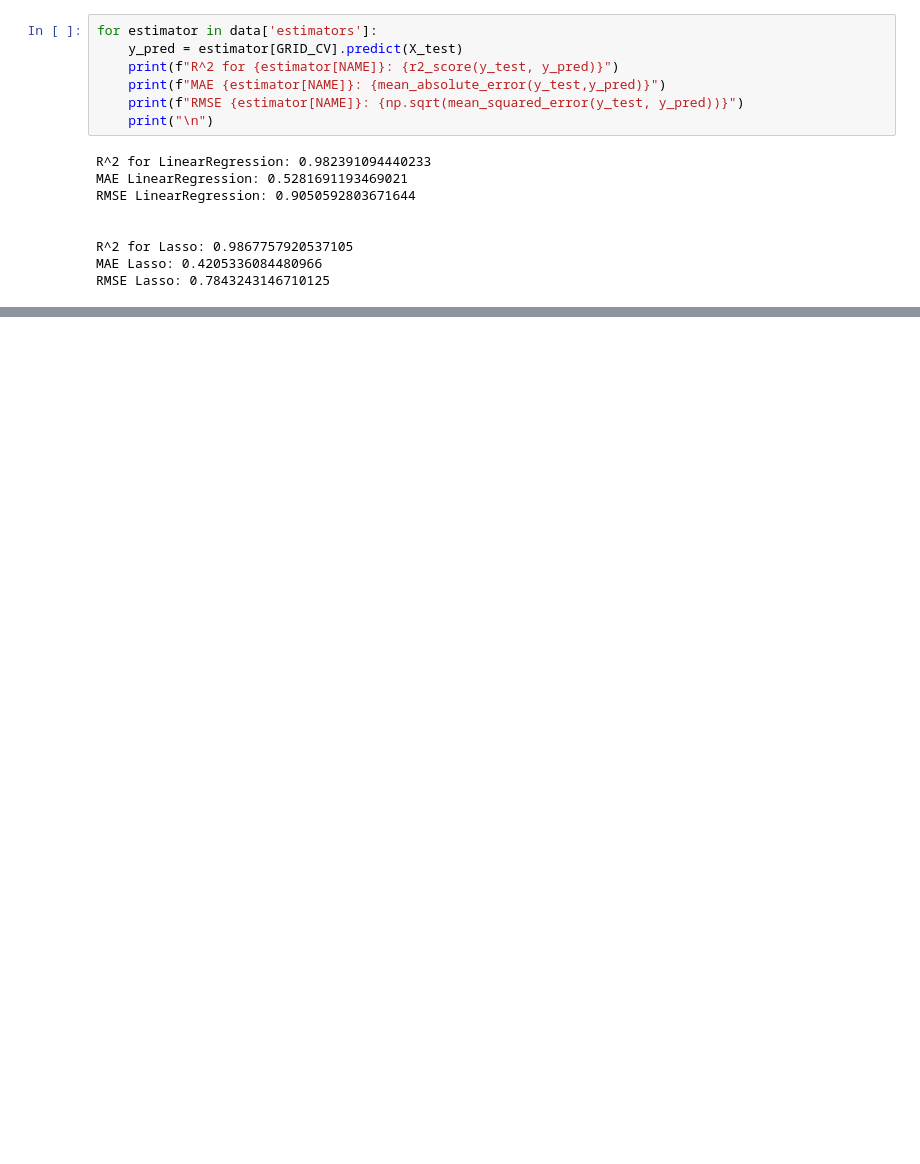
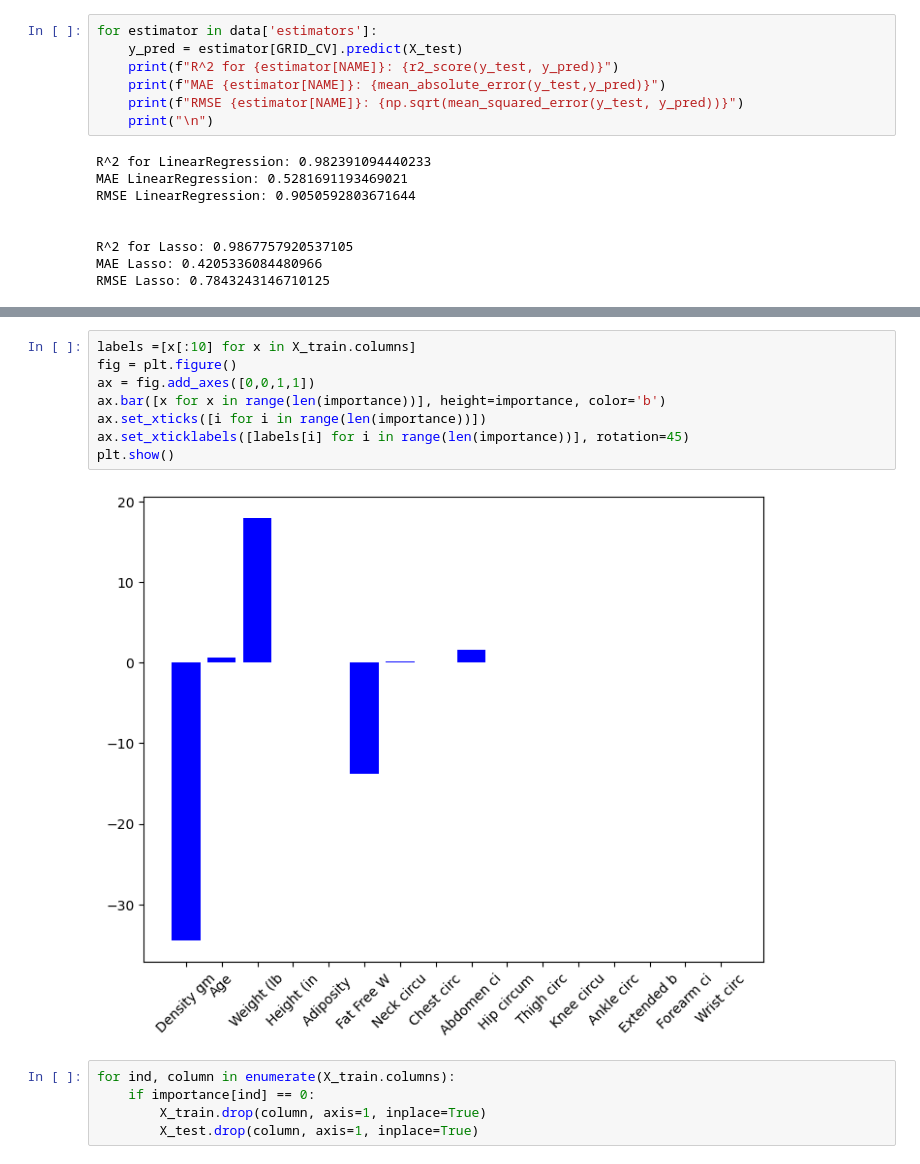
Before and after one commit to sergio-aci/Practice, a Jupyter notebook: Lasso Regression and Hyperparameter tuning using sklearn.ipynb, the cells around one changed output, grey strips where cells are left out. Saved outputs shown, nothing was run; the diff lists cells and outputs as text; blank space fills up the shorter version.

```diff
--- a/Lasso Regression and Hyperparameter tuning using sklearn.ipynb
+++ b/Lasso Regression and Hyperparameter tuning using sklearn.ipynb
@@ -431,0 +389,15 @@ SyntaxError: 'return' outside function (1828889743.py, line 14)
+# %%
+labels =[x[:10] for x in X_train.columns]
+fig = plt.figure()
+ax = fig.add_axes([0,0,1,1])
+ax.bar([x for x in range(len(importance))], height=importance, color='b')
+ax.set_xticks([i for i in range(len(importance))])
+ax.set_xticklabels([labels[i] for i in range(len(importance))], rotation=45)
+plt.show()
+# %% [output]
+[figure, added]
+# %%
+for ind, column in enumerate(X_train.columns):
+    if importance[ind] == 0:
+        X_train.drop(column, axis=1, inplace=True)
+        X_test.drop(column, axis=1, inplace=True)
```
Also changed, not shown: parts of 22 cells of this notebook.
